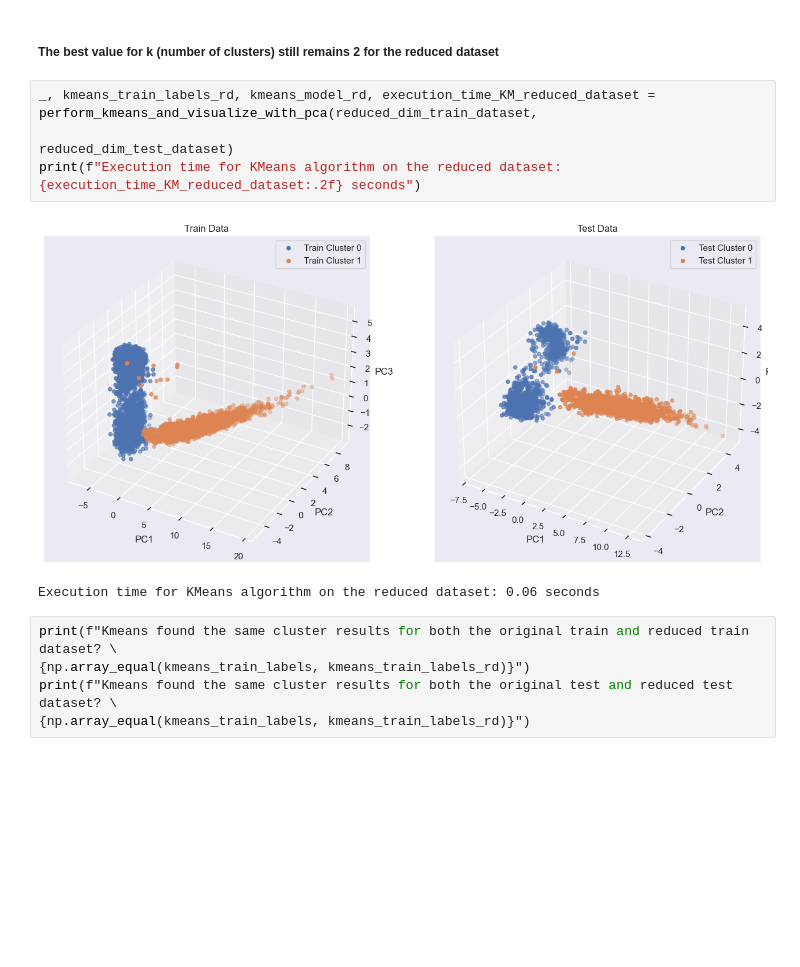
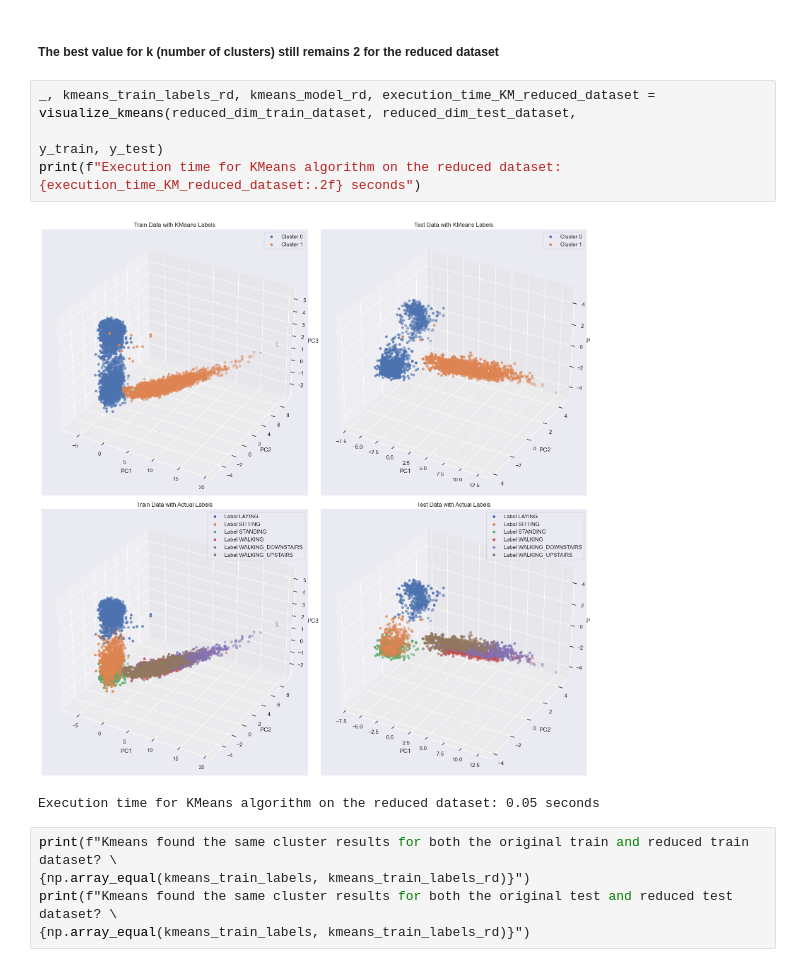
Before and after one commit to abdulaihalidu/Abo-Akademi-Machine-Learning, a Jupyter notebook: Clustering Human Activities/Human activity clustering.ipynb, the cells around one changed output. Cells and saved outputs as stored; diff of their text form; blank space fills up the shorter version.

```diff
--- a/Clustering Human Activities/Human activity clustering.ipynb
+++ b/Clustering Human Activities/Human activity clustering.ipynb
@@ -622,12 +665,12 @@ elbow_method_for_best_k(reduced_dim_train_dataset)
 # %% [markdown]
 ##### The best value for k (number of clusters) still remains 2 for the reduced dataset
 # %%
-_, kmeans_train_labels_rd, kmeans_model_rd, execution_time_KM_reduced_dataset = perform_kmeans_and_visualize_with_pca(reduced_dim_train_dataset,
-                                                                                                            reduced_dim_test_dataset)
+_, kmeans_train_labels_rd, kmeans_model_rd, execution_time_KM_reduced_dataset = visualize_kmeans(reduced_dim_train_dataset, reduced_dim_test_dataset,
+                                                                                                 y_train, y_test)
 print(f"Execution time for KMeans algorithm on the reduced dataset: {execution_time_KM_reduced_dataset:.2f} seconds")
 # %% [output]
-[figure, old version]
+[figure, new version]
-Execution time for KMeans algorithm on the reduced dataset: 0.06 seconds
+Execution time for KMeans algorithm on the reduced dataset: 0.05 seconds
 # %%
 print(f"Kmeans found the same cluster results for both the original train and reduced train dataset? \
 {np.array_equal(kmeans_train_labels, kmeans_train_labels_rd)}")
```
Also changed, not shown: parts of 11 cells of this notebook, 1 other file.
